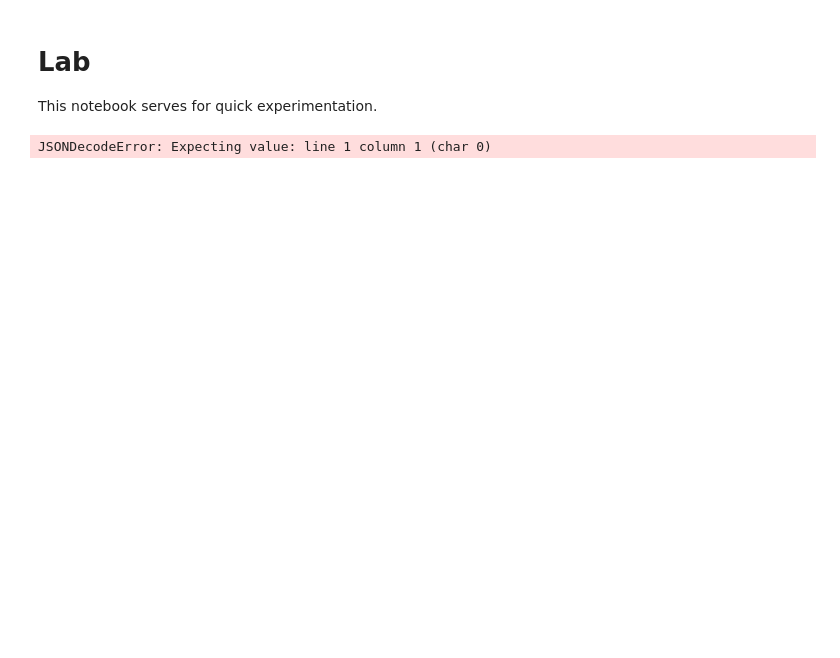
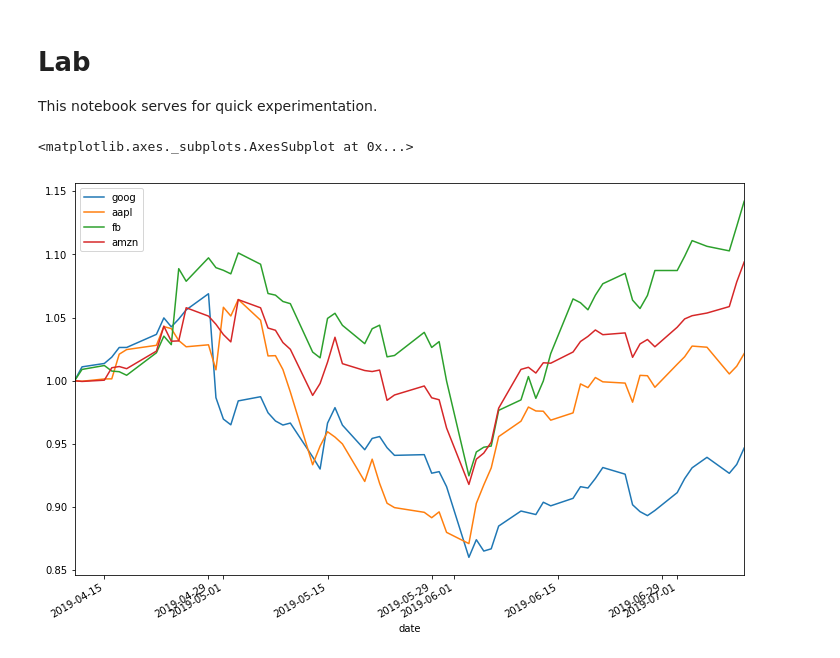
Before and after one commit to Lory28/notebook2, a Jupyter notebook: Lab.ipynb, the cells around one changed output. Saved outputs shown, nothing was run; the diff lists cells and outputs as text; code cells hidden in the pictures; blank space fills up the shorter version.

```diff
--- a/Lab.ipynb
+++ b/Lab.ipynb
@@ -9,22 +9,24 @@ import pandas as pd
 import matplotlib
 import requests
 # %%
-stocks = ["GOOG", "AAPL", "FB", "AMZN"]
+stocks = ["goog", "aapl", "fb", "amzn"]
+public_api_key = "COPY_PASTE_HERE_YOUR_PUBLIC_API_KEY"
 
 stocks_df = None
 for stock in stocks:
-    data = requests.get(f"https://api.iextrading.com/1.0/stock/{stock}/chart/1y").json()
+    data = requests.get(f"https://cloud.iexapis.com/stable/stock/{stock}/chart/3m?token=pk_7bc68967a7f84d368a53ce195e8f53e9").json()
     stock_df = pd.DataFrame.from_dict(data)
     stock_df['date'] = pd.to_datetime(stock_df['date'], format="%Y-%m-%d")
     stock_df = stock_df.set_index('date')
     stock_df = stock_df[["close"]]
     stock_df.columns = [ stock ]
     stock_df = stock_df / stock_df[stock][0] # Normalization at t=0
     if stocks_df is None:
         stocks_df = stock_df
     else:
         stocks_df = stocks_df.join(stock_df)
 
 stocks_df.plot(figsize=(12,8))
 # %% [output]
-JSONDecodeError: Expecting value: line 1 column 1 (char 0)
+<matplotlib.axes._subplots.AxesSubplot at 0x...>
+[figure, added]
```
Also changed, not shown: 6 other files.
